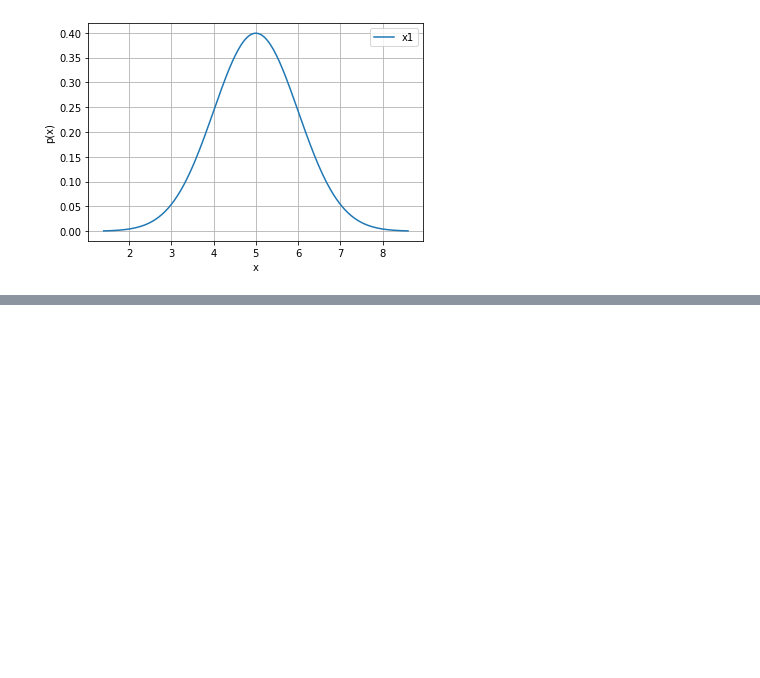
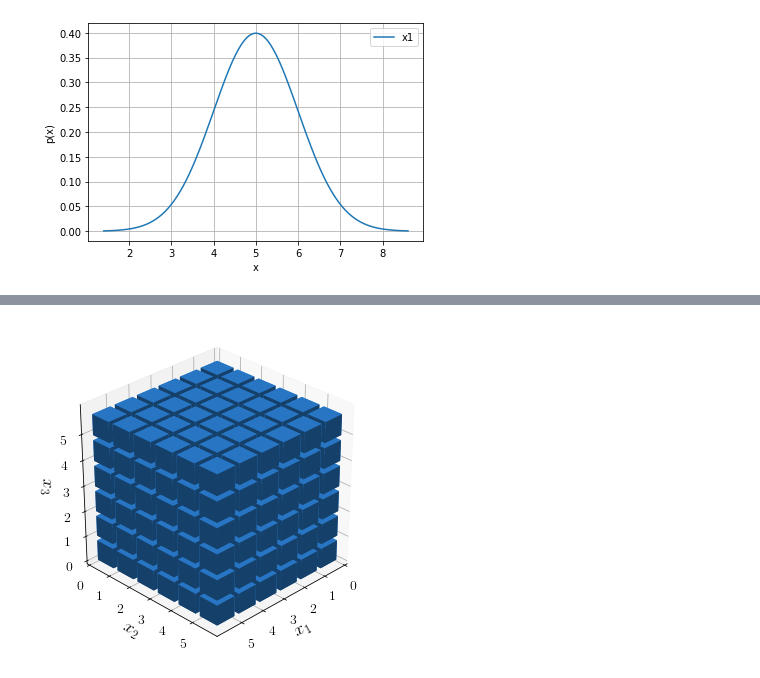
Before and after one commit to pygpc-polynomial-chaos/pygpc, a Jupyter notebook: tutorials/Tutorial_pygpc_pyrates.ipynb, the cells around one changed output, grey strips where cells are left out. Drawn from its saved outputs; the diff is of its cells as text; code cells hidden in the pictures; blank space fills up the shorter version.

```diff
--- a/tutorials/Tutorial_pygpc_pyrates.ipynb
+++ b/tutorials/Tutorial_pygpc_pyrates.ipynb
@@ -100,0 +255,12 @@ ax.legend(["x1"])
+# %%
+# define model
+model = pygpc.testfunctions.Ishigami
+
+# define parameters
+parameters = OrderedDict()
+parameters["x1"] = pygpc.Beta(pdf_shape=[1, 1], pdf_limits=[-np.pi, np.pi])
+parameters["x2"] = pygpc.Beta(pdf_shape=[1, 1], pdf_limits=[-np.pi, np.pi])
+parameters["x3"] = pygpc.Beta(pdf_shape=[1, 1], pdf_limits=[-np.pi, np.pi])
+
+# define problem
+problem = pygpc.Problem(model, parameters)
@@ -100,0 +272,12 @@ ax.legend(["x1"])
+# %%
+# full-order gPC
+basis = pygpc.Basis()
+basis.init_basis_sgpc(problem=problem,
+                      order=[5, 5, 5],
+                      order_max=15,
+                      order_max_norm=1,
+                      interaction_order=3)
+
+basis.plot_basis(dims=[0, 1, 2])
+# %% [output]
+[figure, added]
```
Also changed, not shown: parts of 28 cells of this notebook, 4 other files.
